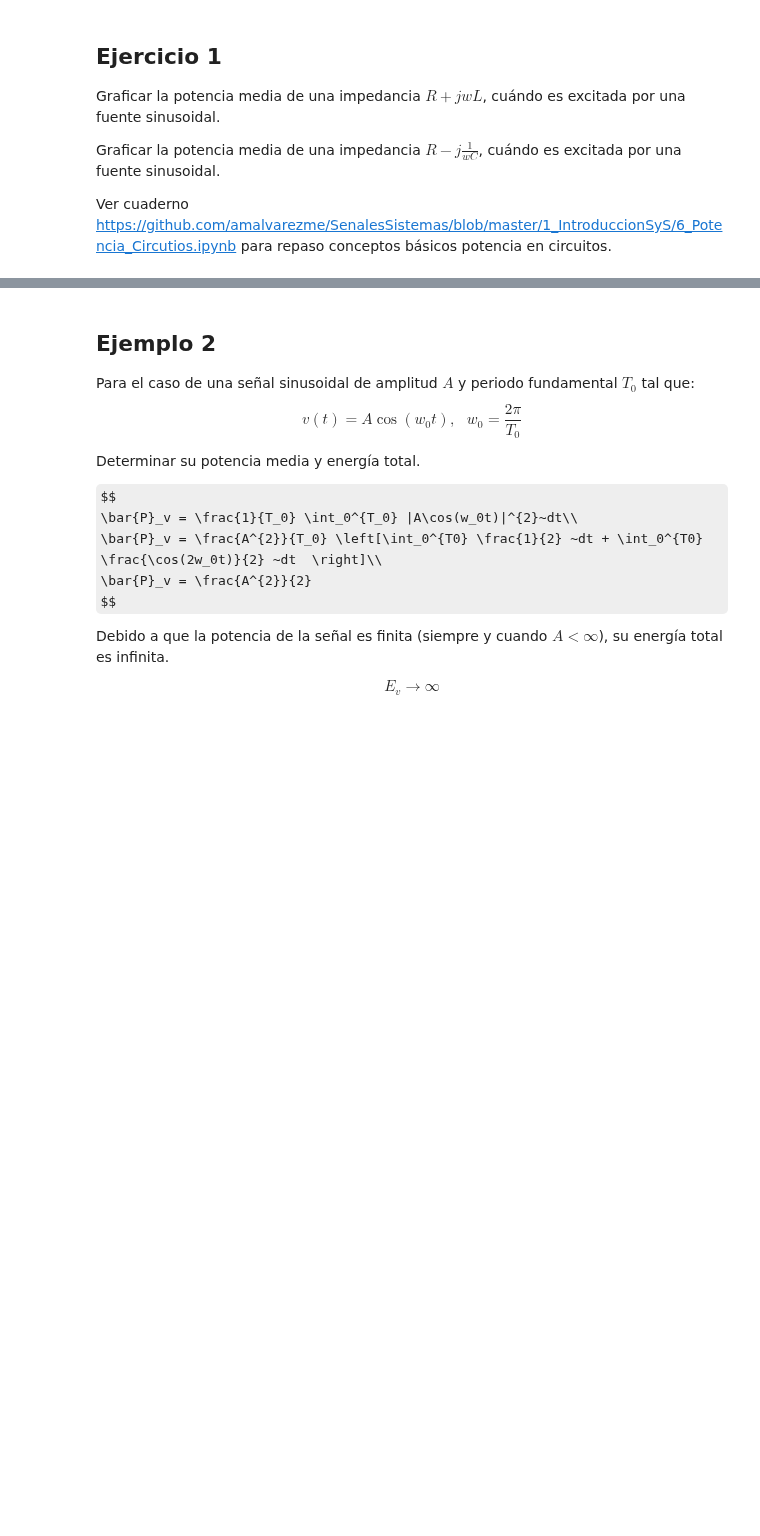
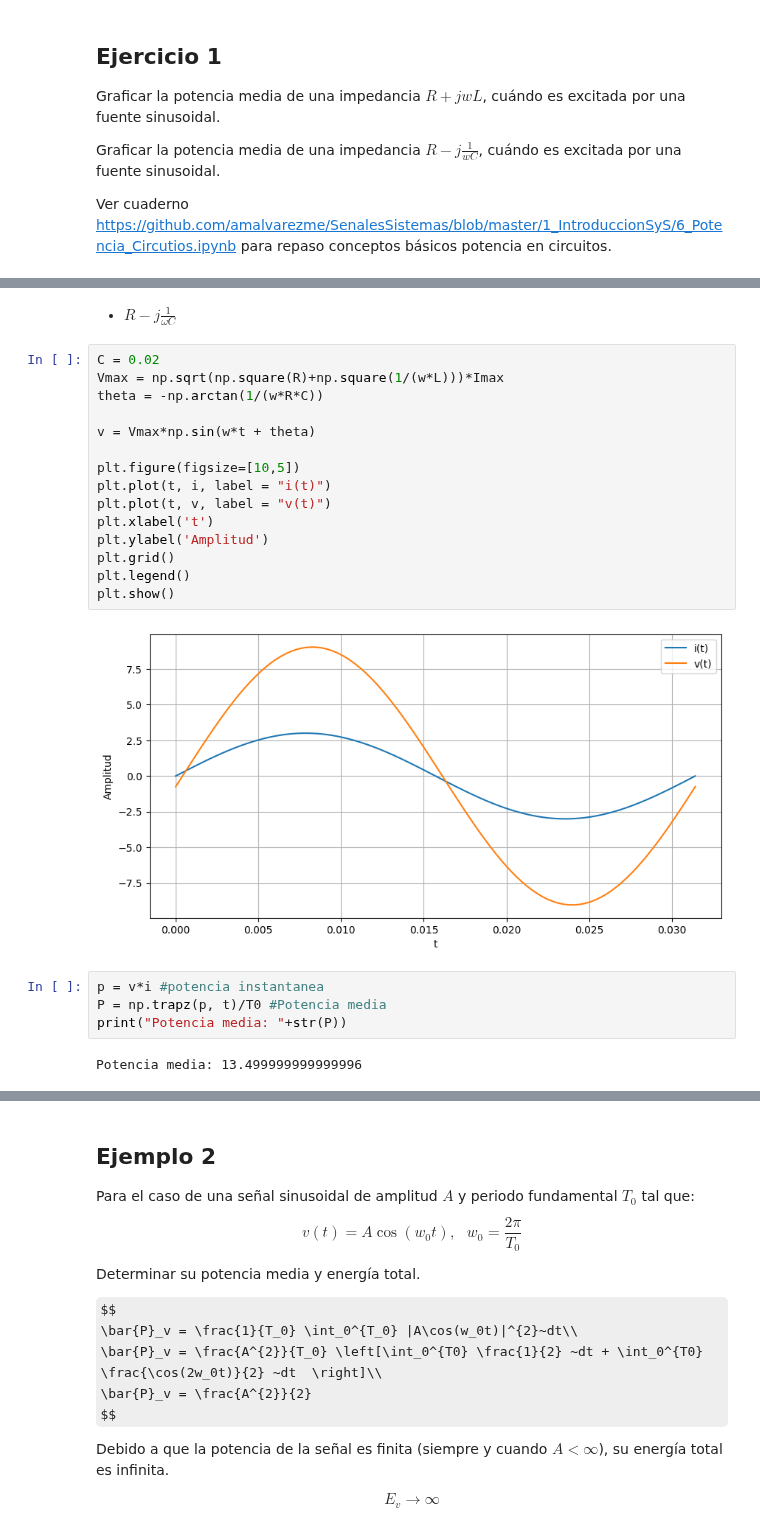
Before and after one commit to Locojuan9/se-ales_y_sistemas, a Jupyter notebook: 1_IntroduccionSyS/5_Señales_Energia_Potencia.ipynb, the cells around one changed output, grey strips where cells are left out. Saved outputs shown, nothing was run; the diff lists cells and outputs as text; some formulas as TeX source; blank space fills up the shorter version.

```diff
--- a/1_IntroduccionSyS/5_Señales_Energia_Potencia.ipynb
+++ b/1_IntroduccionSyS/5_Señales_Energia_Potencia.ipynb
@@ -214,0 +270,25 @@ Ver cuaderno [https://github.com/amalvarezme/SenalesSistemas/blob/master/1_Intro
+# %% [markdown]
+* $R - j \frac{1}{\omega C}$
+# %%
+C = 0.02
+Vmax = np.sqrt(np.square(R)+np.square(1/(w*L)))*Imax
+theta = -np.arctan(1/(w*R*C))
+
+v = Vmax*np.sin(w*t + theta)
+
+plt.figure(figsize=[10,5])
+plt.plot(t, i, label = "i(t)")
+plt.plot(t, v, label = "v(t)")
+plt.xlabel('t')
+plt.ylabel('Amplitud')
+plt.grid()
+plt.legend()
+plt.show()
+# %% [output]
+[figure, added]
+# %%
+p = v*i #potencia instantanea
+P = np.trapz(p, t)/T0 #Potencia media
+print("Potencia media: "+str(P))
+# %% [output]
+Potencia media: 13.499999999999996
```
Also changed, not shown: parts of 23 cells of this notebook.
